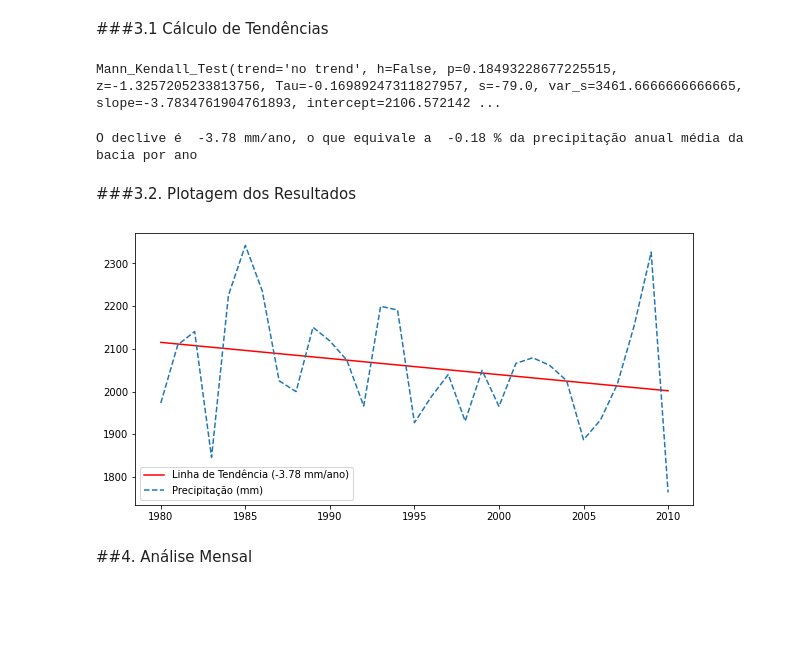
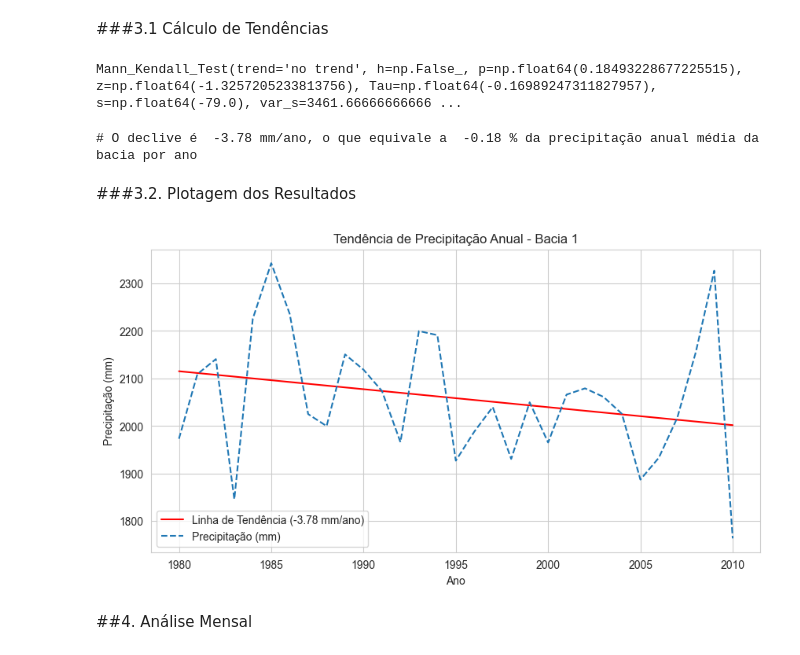
Before and after one commit to hydrologywatersecurity/livro-python-hidrologia, a Jupyter notebook: Notebooks/Tema 2 - Tendências em séries temporais.ipynb, the cells around one changed output. Cells and saved outputs as stored; diff of their text form; code cells hidden in the pictures; blank space fills up the shorter version.

```diff
--- a/Notebooks/Tema 2 - Tendências em séries temporais.ipynb
+++ b/Notebooks/Tema 2 - Tendências em séries temporais.ipynb
@@ -88,7 +86,7 @@ bacia_df.head()
 # %%
-#Caso se deseje, utilizar ano hidrológico (1/10 a 30/09)
-bacia_df['water_year'] = bacia_df.date.dt.year.where(bacia_df.date.dt.month < 10, bacia_df.date.dt.year + 1)
-bacia_df.head()
+# Cria a nova variável 'ano_hidrologico' (1/10 a 30/09)
+bacia_diario_climaticos['ano_hidrologico'] = bacia_diario_climaticos.date.dt.year.where(bacia_diario_climaticos.date.dt.month < 10, bacia_diario_climaticos.date.dt.year + 1)
+bacia_diario_climaticos.head()
 # %% [output]
 |  | Year | Month | Day | p | tmin | tmax | rh | wnd | srad | et | pet_pm | ... |
 | 1 | 1980 | 1 | 1 | 17.744 | 20.745 | 27.849 | 89.784 | 1.068 | 11.593 | 3.928 | 3.139 | ... |
@@ -113,49 +112,57 @@ bacia_ano.head()
 # %% [markdown]
 ###3.1 Cálculo de Tendências
 # %%
-#Teste de Mann-Kendall e Estimador de Declive de Sen
-MK_SEN = mk.original_test(bacia_ano.p)
+# Teste de Mann-Kendall e Estimador de Declive de Sen
+teste_mk__sen_anual = mk.original_test(precipitacao_anual.p)
 
-print(MK_SEN)
+print(teste_mk_sen_anual)
 # %% [output]
-Mann_Kendall_Test(trend='no trend', h=False, p=0.18493228677225515, z=-1.3257205233813756, Tau=-0.16989247311827957, s=-79.0, var_s=3461.6666666666665, slope=-3.7834761904761893, intercept=2106.572142 ...
+Mann_Kendall_Test(trend='no trend', h=np.False_, p=np.float64(0.18493228677225515), z=np.float64(-1.3257205233813756), Tau=np.float64(-0.16989247311827957), s=np.float64(-79.0), var_s=3461.66666666666 ...
 # %%
-#Cálculo do Sen's Slope em porcentagem
+# Cria a nova variável 'declive_sen_anual' para armazenar o declive (slope) a partir da função do teste de Mann-Kendall
+declive_sen_anual = round(teste_mk_sen_anual.slope, 2)
 
-SEN = round(MK_SEN.slope, 2)
-SEN_P = round(100* SEN / mean(bacia_ano.p), 2)
+# Cria a nova variável 'declive_sen_anual_percentual' para armazenar o declive em porcentagem
+declive_sen_anual_percentual = round(100 * declive_sen_anual / mean(precipitacao_anual.p), 2)
 
-if MK_SEN.h == True:
-  print("Há tendência significativa do tipo ", MK_SEN.trend, " e o declive é ", SEN, "mm/ano, o que equivale a ", SEN_P, "% da precipitação anual média da bacia por ano")
+# Imprime o resultado formatado, conforme convenção de comentários
+if teste_mk_sen_anual.h == True:
+  print("# Há tendência significativa do tipo ", teste_mk_sen_anual.trend, " e o declive é ", declive_sen_anual, "mm/ano, o que equivale a ", declive_sen_anual_percentual, "% da precipitação anual média da bacia por ano")
 else:
-  print("O declive é ", SEN, "mm/ano, o que equivale a ", SEN_P, "% da precipitação anual média da bacia por ano")
+  print("# O declive é ", declive_sen_anual, "mm/ano, o que equivale a ", declive_sen_anual_percentual, "% da precipitação anual média da bacia por ano")
 # %% [output]
-O declive é  -3.78 mm/ano, o que equivale a  -0.18 % da precipitação anual média da bacia por ano
+# O declive é  -3.78 mm/ano, o que equivale a  -0.18 % da precipitação anual média da bacia por ano
 # %% [markdown]
 ###3.2. Plotagem dos Resultados
 # %%
-#Ajustes para visualização do gráfico centralizado na figura
-pt = (1995, mean(bacia_ano.p))
-b = pt[1] - SEN * pt[0]
+# Ajustes para visualização do gráfico centralizado na figura
+pt_x = 1995
+pt_y = mean(precipitacao_anual.p)
+b = pt_y - declive_sen_anual * pt_x
 
-pt1 = (pt[0] - 15, SEN * (pt[0] - 15) + b)
-pt2 = (pt[0] + 15, SEN * (pt[0] + 15) + b)
+pt1 = (pt_x - 15, declive_sen_anual * (pt_x - 15) + b)
+pt2 = (pt_x + 15, declive_sen_anual * (pt_x + 15) + b)
 
-#Insere um asterisco se a tendência for estatisticamente significante segundo o teste de Mann-Kendall
-if MK_SEN.trend != 'no trend':
-    ast = '*'
+# Insere um asterisco se a tendência for estatisticamente significante segundo o teste de Mann-Kendall
+if teste_mk_sen_anual.trend != 'no trend':
+    asterisco = '*'
 else:
-    ast = ''
+    asterisco = ''
 
-text = 'Linha de Tendência (' + str(SEN) + ' mm/ano' + str(ast) + ')'
+texto_tendencia = 'Linha de Tendência (' + str(declive_sen_anual) + ' mm/ano' + str(asterisco) + ')'
 
+# Plotagem de gráficos
 plt.figure(figsize=(10,5))
-plt.plot((pt1[0], pt2[0]), (pt1[1], pt2[1]), 'r', label= text)
-plt.plot(bacia_ano.Year, bacia_ano.p, linestyle="--", label="Precipitação (mm)")
+sns.set_style("whitegrid") # Fundo branco com grid
+plt.plot((pt1[0], pt2[0]), (pt1[1], pt2[1]), 'r', label= texto_tendencia)
+plt.plot(precipitacao_anual.Year, precipitacao_anual.p, linestyle="--", label="Precipitação (mm)")
+plt.title('Tendência de Precipitação Anual - Bacia ' + bacia_codigo) # Título do gráfico
+plt.xlabel('Ano') # Rótulo do eixo X
+plt.ylabel('Precipitação (mm)') # Rótulo do eixo Y
 plt.legend()
 plt.show()
 # %% [output]
-[figure, old version]
+[figure, new version]
 # %% [markdown]
 ##4. Análise Mensal
 # %%
```
Also changed, not shown: parts of 15 cells of this notebook.
